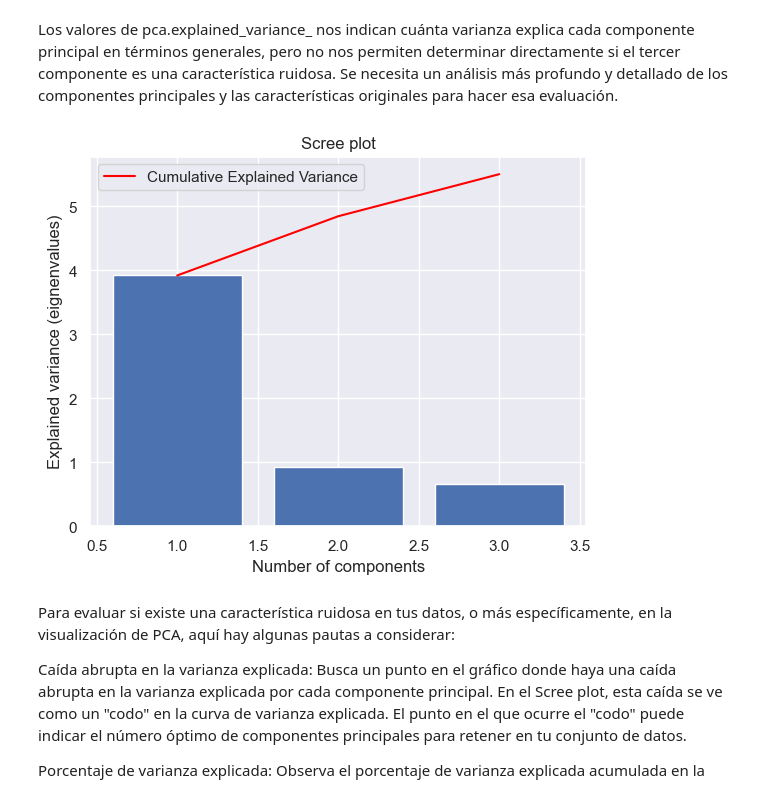
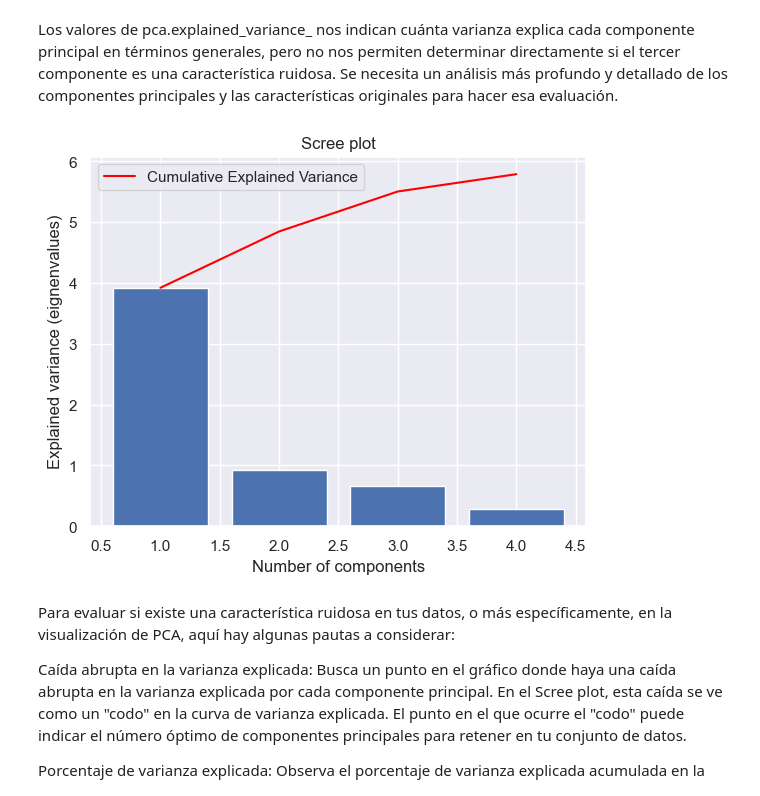
Before and after one commit to bravovielisa/Spotify_analysis, a Jupyter notebook: Notebooks/Machine_learning.ipynb, the cells around one changed output. Drawn from its saved outputs; the diff is of its cells as text; code cells hidden in the pictures.

```diff
--- a/Notebooks/Machine_learning.ipynb
+++ b/Notebooks/Machine_learning.ipynb
@@ -197,35 +195,35 @@ import numpy as np
 import matplotlib.pyplot as plt
 import seaborn as sns
 
 from sklearn.decomposition import PCA
 sns.set()
 
 # Reduce from 4 to 3 features with PCA
-pca = PCA(n_components=3)
+pca = PCA(n_components=4)
 
 # Fit and transform data
 reduced_features = pca.fit_transform(x_scaled)
 
 # Bar plot of explained_variance
 plt.bar(
     range(1,len(pca.explained_variance_)+1),
     pca.explained_variance_
     )
 
 plt.plot(
     range(1,len(pca.explained_variance_ )+1),
     np.cumsum(pca.explained_variance_),
     c='red',
     label='Cumulative Explained Variance')
 
 plt.legend(loc='upper left')
 plt.xlabel('Number of components')
 plt.ylabel('Explained variance (eignenvalues)')
 plt.title('Scree plot')
 
 plt.show()
 # %% [output]
-[figure, old version]
+[figure, new version]
 # %% [markdown]
 Para evaluar si existe una característica ruidosa en tus datos, o más específicamente, en la visualización de PCA, aquí hay algunas pautas a considerar:
 
```
Also changed, not shown: parts of 25 cells of this notebook, 5 other files.
